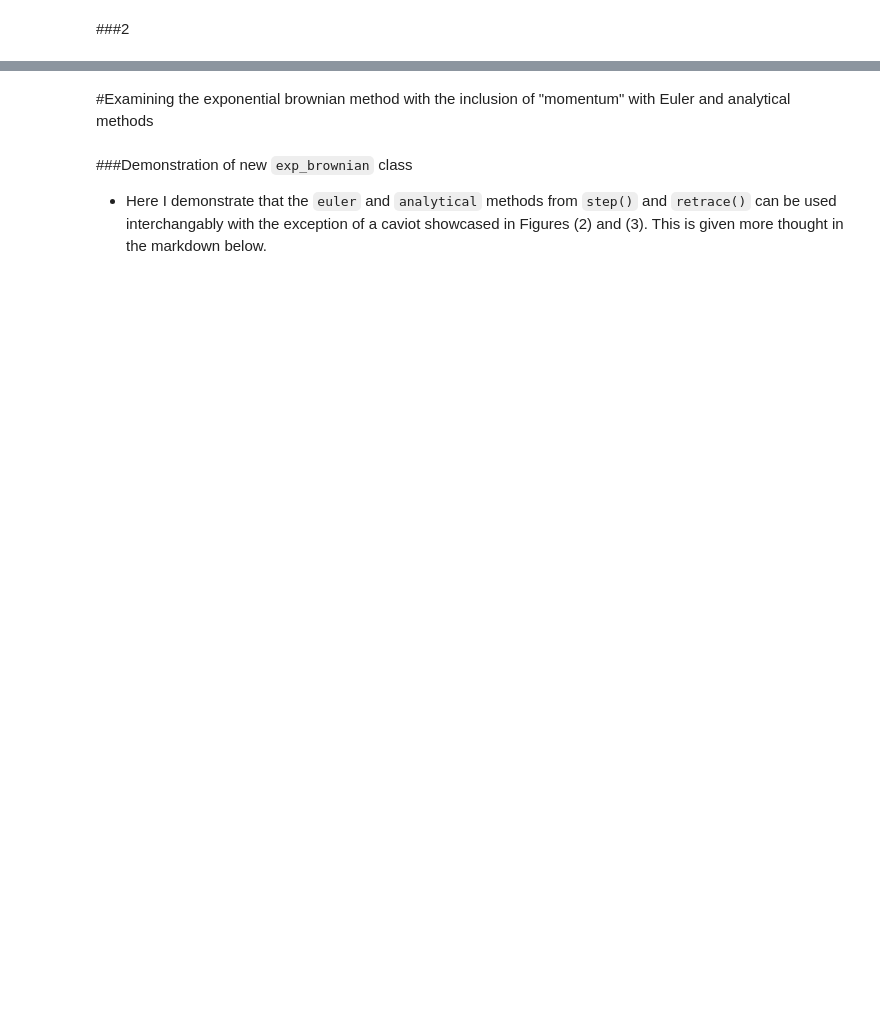
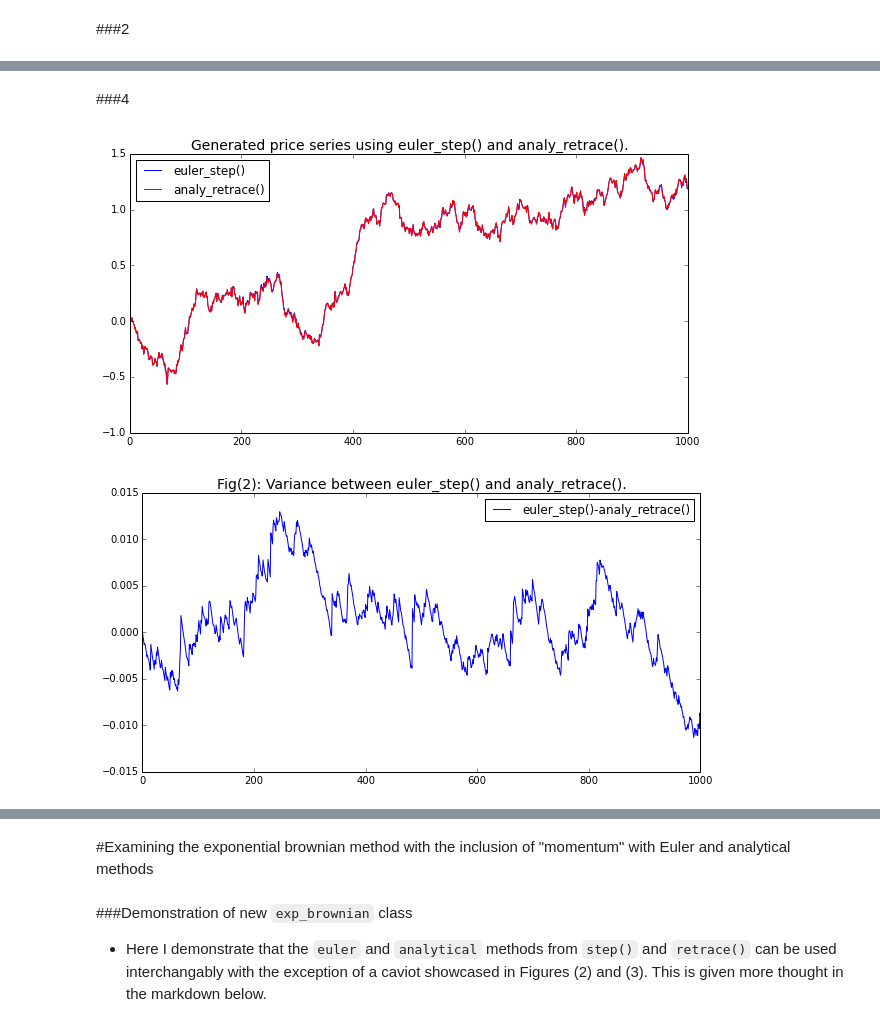
Before and after one commit to rmorshea/quantfi, a Jupyter notebook: Euler_vs_Analytical.ipynb, the cells around one changed output, grey strips where cells are left out. Cells and saved outputs as stored; diff of their text form; code cells hidden in the pictures; blank space fills up the shorter version.

```diff
--- a/Euler_vs_Analytical.ipynb
+++ b/Euler_vs_Analytical.ipynb
@@ -280,0 +331,32 @@ plt.show()
+# %% [markdown]
+##\#4
+# %%
+Stock1 = exp_brownian(0.001,1,1,1)
+Stock2 = exp_brownian(0.001,1,1,1)
+number = 1000
+
+Stock1.euler_step(number)
+x1=range(len(Stock1.w_series))
+y1=Stock1.w_series
+
+Stock2.analy_retrace('price', Stock1.p_series)
+x2=range(len(Stock2.w_series))
+y2=Stock2.w_series
+
+plt.figure(figsize = (10,5))
+plt.plot(x1,y1,color='b', label = 'euler_step()')
+plt.plot(x2,y2,color='r', label = 'analy_retrace()')
+plt.title('Generated price series using euler_step() and analy_retrace().', fontsize=14)
+plt.xlim(xmax=number)
+plt.legend(loc='best')
+plt.show()
+
+plt.figure(figsize = (10,5))
+plt.plot(x1,np.array(y1)-np.array(y2),label='euler_step()-analy_retrace()')
+plt.title('Fig(2): Variance between euler_step() and analy_retrace().', fontsize=14)
+plt.xlim(xmax = number)
+plt.legend()
+plt.show()
+# %% [output]
+[figure, added]
+[figure, added]
```
Also changed, not shown: parts of 12 cells of this notebook.
